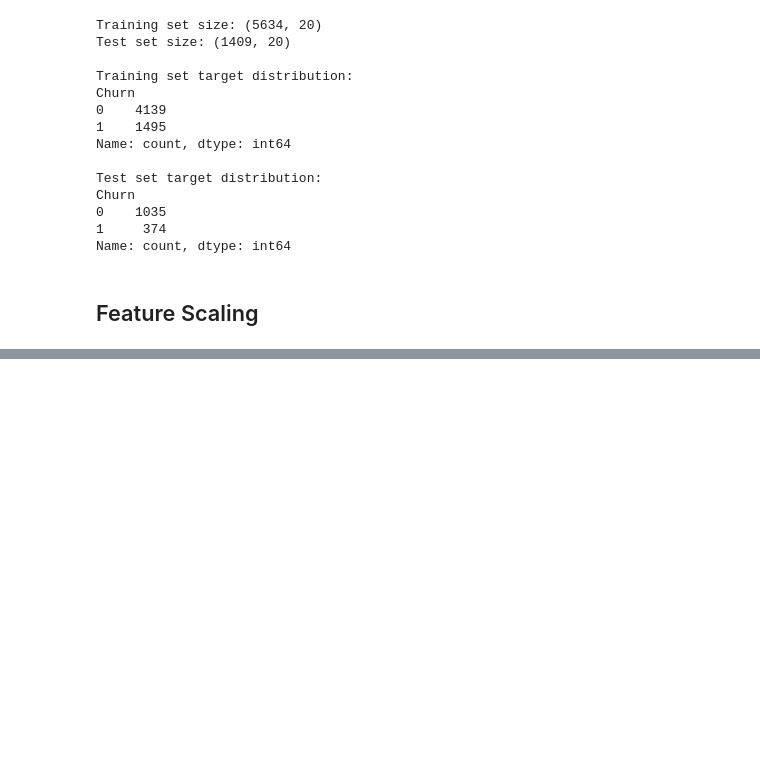
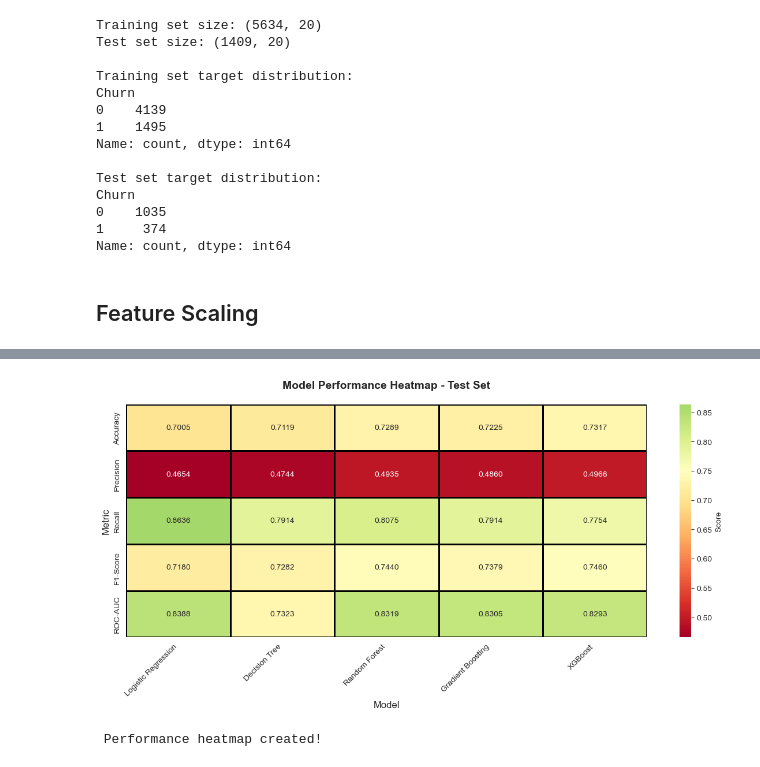
Before and after one commit to Aastha09Gupta/Customer_Churn_Prediction, a Jupyter notebook: churn_prediction.ipynb, the cells around one changed output, grey strips where cells are left out. Saved outputs shown, nothing was run; the diff lists cells and outputs as text; code cells hidden in the pictures; blank space fills up the shorter version.

```diff
--- a/churn_prediction.ipynb
+++ b/churn_prediction.ipynb
@@ -820,0 +900,22 @@ weighted avg       0.79      0.80      0.79      1409
+# %%
+# Create comparison dataframe
+results_df = pd.DataFrame(results)
+
+print("="*80)
+print("MODEL COMPARISON SUMMARY - TEST SET PERFORMANCE")
+print("="*80)
+
+# Display test set metrics
+test_metrics = results_df[['Model', 'Test_Accuracy', 'Test_Precision',
+                            'Test_Recall', 'Test_F1', 'Test_ROC_AUC']]
+test_metrics.columns = ['Model', 'Accuracy', 'Precision', 'Recall', 'F1-Score', 'ROC-AUC']
+
+print(test_metrics.to_string(index=False))
+
+print("\n" + "="*80)
+print("BEST MODELS BY METRIC")
+print("="*80)
+
+for metric in ['Accuracy', 'Precision', 'Recall', 'F1-Score', 'ROC-AUC']:
+    best_model = test_metrics.loc[test_metrics[metric].idxmax()]
+    print(f"\nBest {metric}: {best_model['Model']} ({best_model[metric]:.4f})")
@@ -820,0 +940,21 @@ weighted avg       0.79      0.80      0.79      1409
+# %%
+# Create heatmap for model comparison
+plt.figure(figsize=(12, 6))
+
+heatmap_data = test_metrics.set_index('Model')[['Accuracy', 'Precision', 'Recall', 'F1-Score', 'ROC-AUC']]
+
+sns.heatmap(heatmap_data.T, annot=True, fmt='.4f', cmap='RdYlGn',
+            center=0.75, linewidths=1, linecolor='black',
+            cbar_kws={'label': 'Score'})
+
+plt.title('Model Performance Heatmap - Test Set', fontsize=14, fontweight='bold', pad=20)
+plt.xlabel('Model', fontsize=12)
+plt.ylabel('Metric', fontsize=12)
+plt.xticks(rotation=45, ha='right')
+plt.tight_layout()
+plt.show()
+
+print(" Performance heatmap created!")
+# %% [output]
+[figure, added]
+ Performance heatmap created!
```
Also changed, not shown: parts of 28 cells of this notebook.
